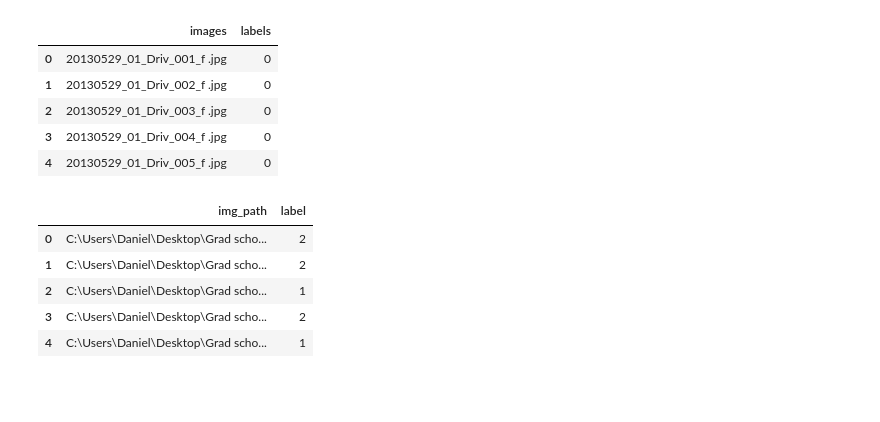
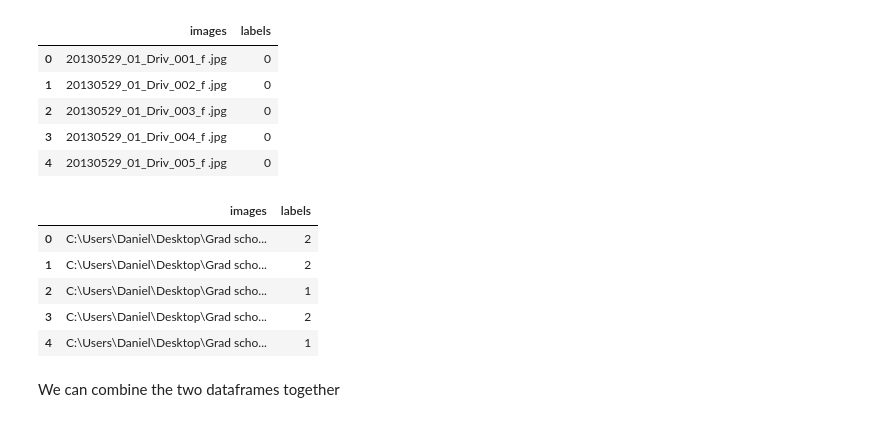
Before and after one commit to d287zhan/STAT923_Final_Project, a Jupyter notebook: GAN/GAN_test_models.ipynb, the cells around one changed output. Saved outputs shown, nothing was run; the diff lists cells and outputs as text; code cells hidden in the pictures; blank space fills up the shorter version.

```diff
--- a/GAN/GAN_test_models.ipynb
+++ b/GAN/GAN_test_models.ipynb
@@ -40,11 +40,18 @@ original_data.head()
 # %%
 os.chdir('C:\\Users\\Daniel\\Desktop\\Grad school\\UWaterloo Masters\\Winter 2024\\STAT923\\Final Project\\STAT932_Final_Project\\GAN\\GAN_generated_images')
 gan_data = pd.read_csv('gan_image_df.csv')
+gan_data = gan_data.rename(columns = {
+    'img_path': "images",
+    'label': 'labels'
+})
+
 gan_data.head()
 # %% [output]
-|  | img_path | label |
+|  | images | labels |
 | 0 | C:\Users\Daniel\Desktop\Grad scho... | 2 |
 | 1 | C:\Users\Daniel\Desktop\Grad scho... | 2 |
 | 2 | C:\Users\Daniel\Desktop\Grad scho... | 1 |
 | 3 | C:\Users\Daniel\Desktop\Grad scho... | 2 |
 | 4 | C:\Users\Daniel\Desktop\Grad scho... | 1 |
+# %% [markdown]
+We can combine the two dataframes together
```
Also changed, not shown: parts of 20 cells of this notebook.
